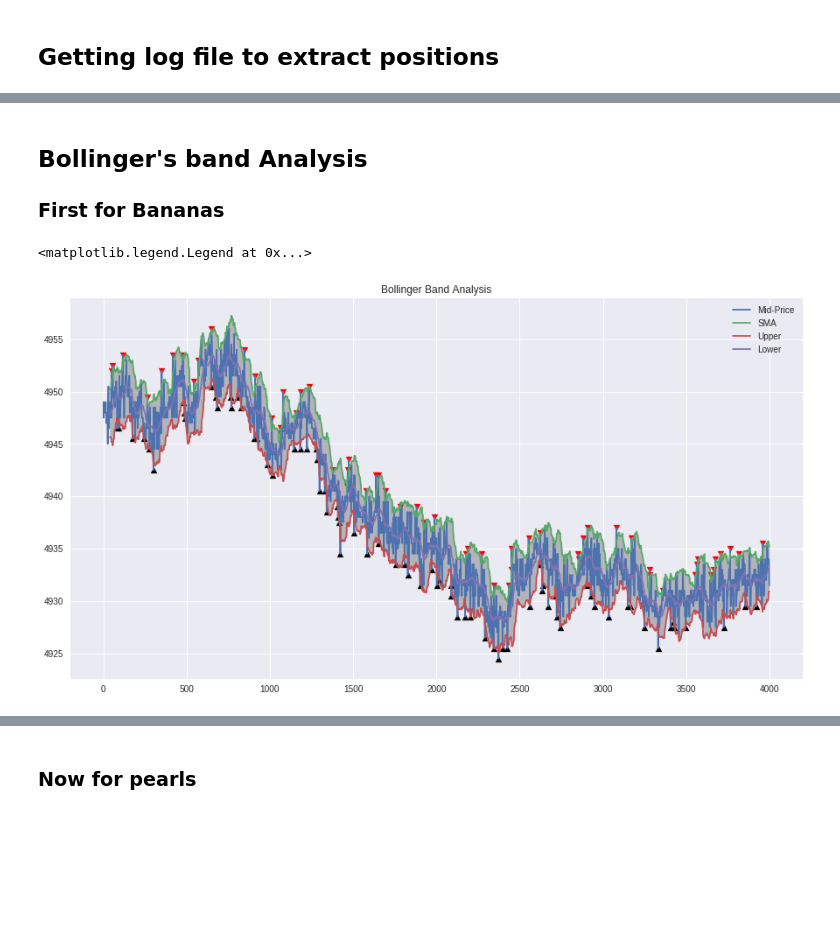
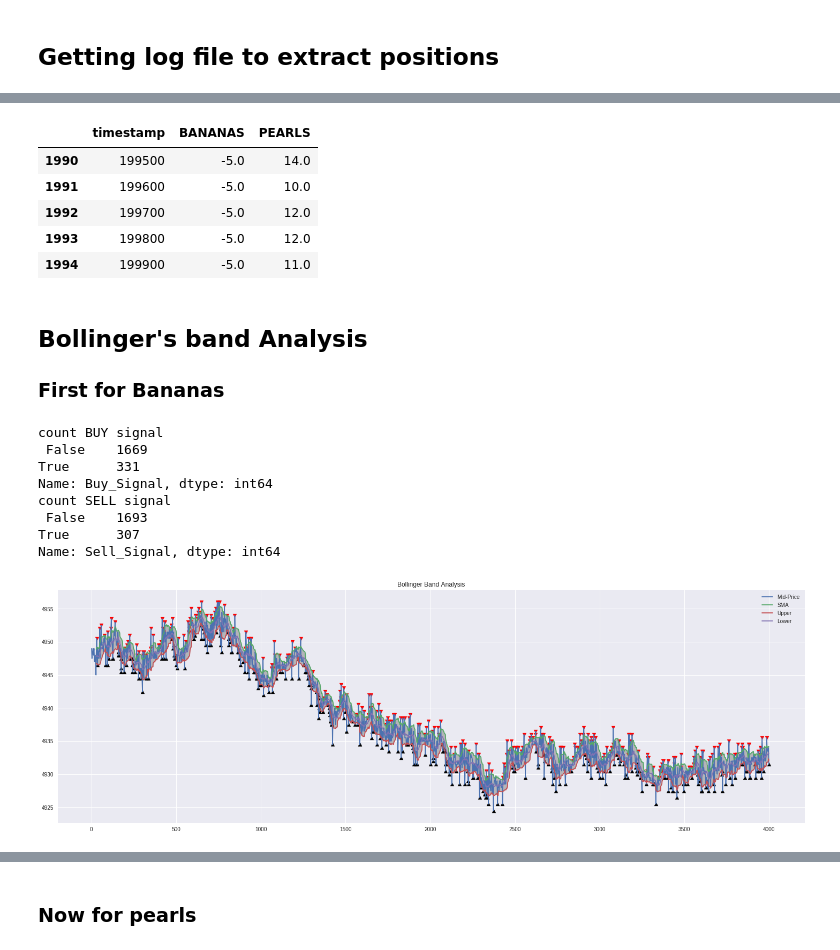
Before and after one commit to IMC-Croissant/AlgoTrading, a Jupyter notebook: Coding/notebooks/bollingers_and_position_analysis.ipynb, the cells around one changed output, grey strips where cells are left out. Saved outputs shown, nothing was run; the diff lists cells and outputs as text; code cells hidden in the pictures; blank space fills up the shorter version.

```diff
--- a/Coding/notebooks/bollingers_and_position_analysis.ipynb
+++ b/Coding/notebooks/bollingers_and_position_analysis.ipynb
@@ -9,7 +9,7 @@ plt.style.use('seaborn')
 # %% [markdown]
 ## Getting csv data with historical ask, bid values
 # %%
-csv_filepath = 'test_data/e5bd6481-6804-4177-ab89-77290e04517c.csv'
+csv_filepath = 'test_data/f7ec8b80-9015-46cc-99d2-47efe80847ef.csv'
 csv_trade = pd.read_csv(csv_filepath, sep=';')
 # %%
 df_banana = csv_trade[csv_trade['product'] == 'BANANAS'].sort_values(by=["timestamp"])
@@ -96,3 +105,12 @@ df_positions = pd.DataFrame(positions)
+# %%
+df_positions.tail()
+# %% [output]
+|  | timestamp | BANANAS | PEARLS |
+| 1990 | 199500 | -5.0 | 14.0 |
+| 1991 | 199600 | -5.0 | 10.0 |
+| 1992 | 199700 | -5.0 | 12.0 |
+| 1993 | 199800 | -5.0 | 12.0 |
+| 1994 | 199900 | -5.0 | 11.0 |
 # %% [markdown]
 ## Bollinger's band Analysis
 ### First for Bananas
@@ -101,23 +119,34 @@ def SMA(data, period, column = 'mid_price'):
     return data[column].rolling(window = period).mean()
 
 # Setting up Bananas DF
-df_banana['SMA20'] = SMA(df_banana, 20)
+df_banana['SMA15'] = SMA(df_banana, 15)
 df_banana['SMA50'] = SMA(df_banana, 50)
 df_banana['SMA80'] = SMA(df_banana, 80)
-df_banana['stdev'] = df_banana.mid_price.rolling(window = 20).std()
-df_banana['Upper'] = df_banana.SMA20 + 2*df_banana.stdev
-df_banana['Lower'] = df_banana.SMA20 - 2*df_banana.stdev
+df_banana['stdev'] = df_banana.mid_price.rolling(window = 15).std()
+df_banana['Upper'] = df_banana.SMA15 + 1*df_banana.stdev
+df_banana['Lower'] = df_banana.SMA15 - 1*df_banana.stdev
  # Buy & Sell signals
 df_banana['Buy_Signal'] = np.where(df_banana.Lower > df_banana.mid_price, True, False)
+print("count BUY signal \n", df_banana.Buy_Signal.value_counts())
 df_banana['Sell_Signal'] = np.where(df_banana.Upper < df_banana.mid_price, True, False)
+print("count SELL signal \n", df_banana.Sell_Signal.value_counts())
+# %% [output]
+count BUY signal
+ False    1669
+True      331
+Name: Buy_Signal, dtype: int64
+count SELL signal
+ False    1693
+True      307
+Name: Sell_Signal, dtype: int64
 # %%
-plt.figure(figsize = (15,8))
-plt.plot(df_banana[['mid_price', 'Upper', 'Lower', 'SMA20']])
+plt.figure(figsize = (25,8))
+plt.plot(df_banana[['mid_price', 'Upper', 'Lower', 'SMA15']])
 plt.fill_between(df_banana.index, df_banana.Upper, df_banana.Lower, color = 'grey', alpha = 0.5)
 plt.scatter(df_banana.index[df_banana.Buy_Signal], df_banana[df_banana.Buy_Signal].mid_price, marker = '^', color = 'black')
 plt.scatter(df_banana.index[df_banana.Sell_Signal], df_banana[df_banana.Sell_Signal].mid_price, marker = 'v', color = 'red')
 plt.title('Bollinger Band Analysis')
 plt.legend(['Mid-Price', 'SMA', 'Upper', 'Lower'])
+plt.show()
 # %% [output]
-<matplotlib.legend.Legend at 0x...>
-[figure, old version]
+[figure, new version]
```
Also changed, not shown: parts of 12 cells of this notebook, 2 other files.
